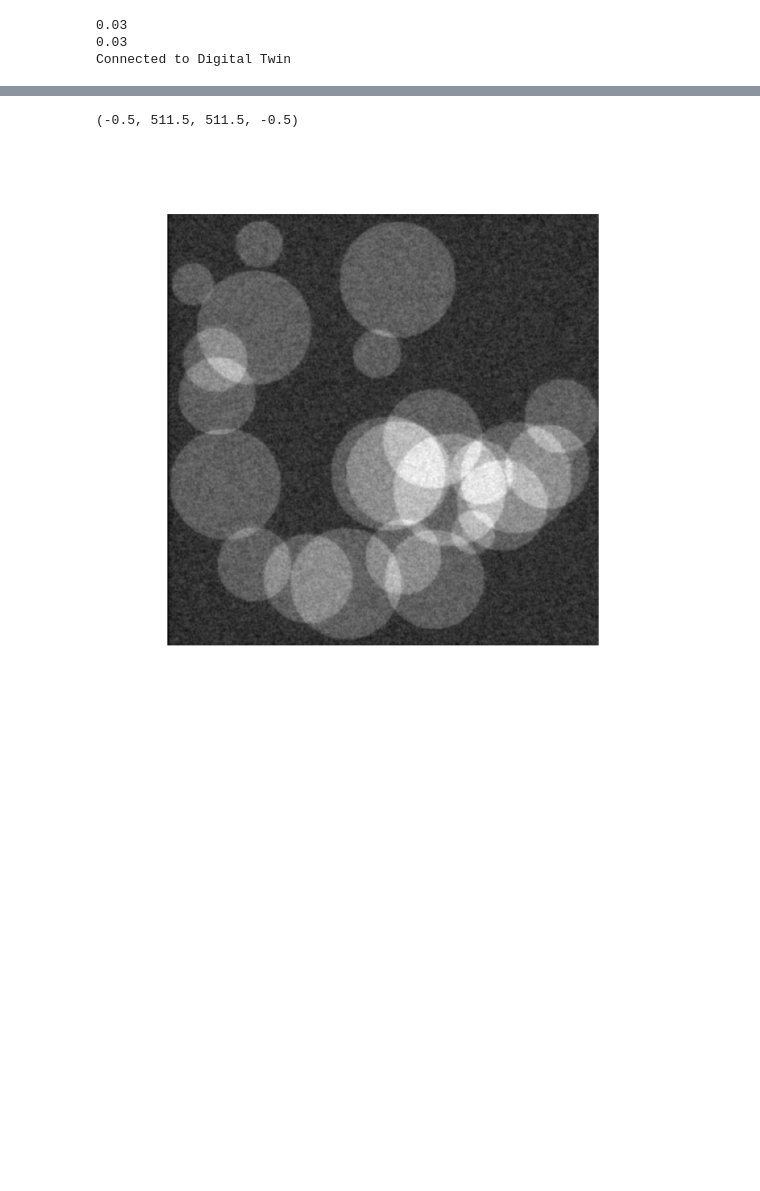
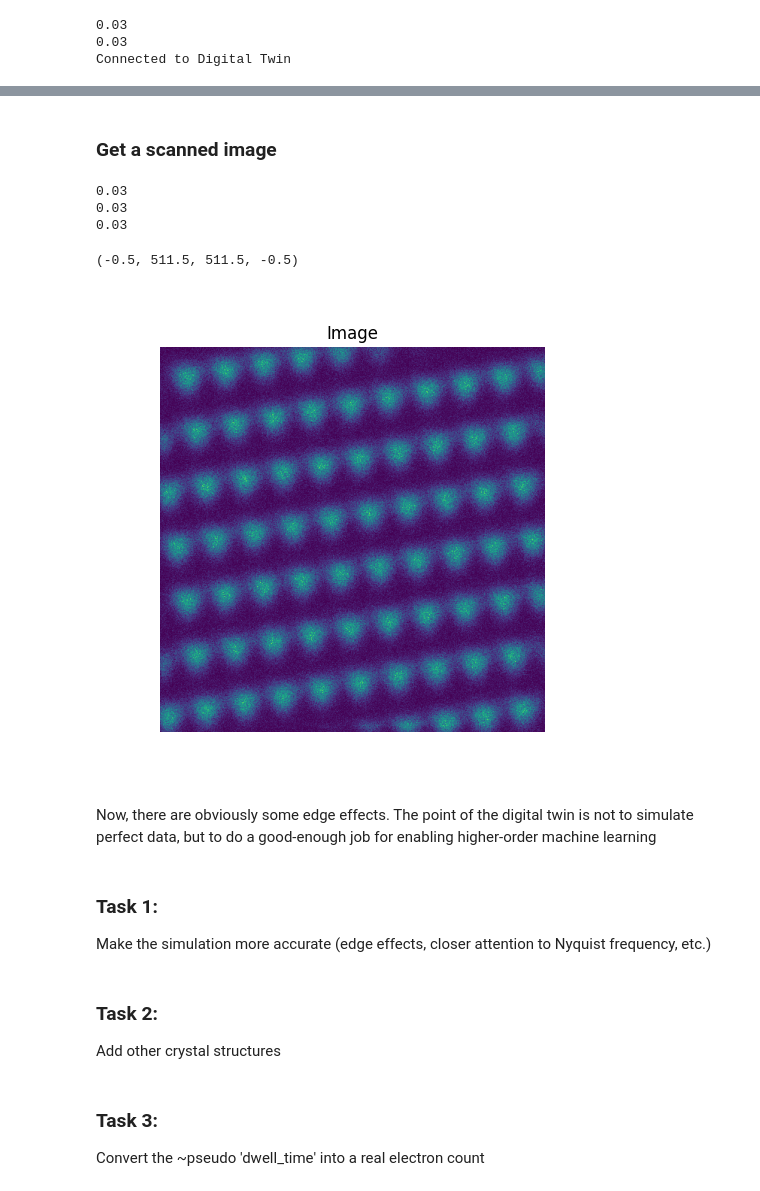
Before and after one commit to pycroscopy/DTMicroscope, a Jupyter notebook: notebooks/STEM/TBA/4_atom_finding_COLAB-Hackathon.ipynb, the cells around one changed output, grey strips where cells are left out. Saved outputs shown, nothing was run; the diff lists cells and outputs as text; code cells hidden in the pictures; blank space fills up the shorter version.

```diff
--- a/notebooks/STEM/TBA/4_atom_finding_COLAB-Hackathon.ipynb
+++ b/notebooks/STEM/TBA/4_atom_finding_COLAB-Hackathon.ipynb
@@ -97,11 +100,37 @@ fig.tight_layout()
-# %%
-# This seed only applied to the circles, not the noise
-image = microscope.get_scanned_image(size=512, dwell_time=1, detector='haadf', seed=0)
-
-fig, ax = plt.subplots(1,1, figsize = (8,8))
-
-ax.imshow(image, cmap = 'gray')
-ax.axis('off')
-# %% [output]
-(-0.5, 511.5, 511.5, -0.5)
-[figure, removed]
+# %% [markdown]
+### Get a scanned image
+# %%
+microscope.optics['fov'] = 40 # Ang
+microscope.aberrations['C10'] = -10
+microscope.aberrations['C23a'] = 200
+
+microscope.aberrations['convergence_angle'] = 30
+microscope.aberrations['fov'] = microscope.aberrations['FOV'] = microscope.fov
+
+image = microscope.get_scanned_image(size=512, dwell_time=0.02, detector='haadf', seed=42, angle = 10)
+probe = microscope.optics['probe']
+
+fig, ax = plt.subplots(1,1, figsize = (5,5))
+ax.imshow(image)
+ax.set_title('Image')
+ax.axis('off')
+# %% [output]
+0.03
+0.03
+0.03
+(-0.5, 511.5, 511.5, -0.5)
+[figure, added]
+# %% [markdown]
+Now, there are obviously some edge effects.  The point of the digital twin is not to simulate perfect data, but to do a good-enough job for enabling higher-order machine learning
+# %% [markdown]
+### Task 1:
+
+Make the simulation more accurate (edge effects, closer attention to Nyquist frequency, etc.)
+# %% [markdown]
+### Task 2:
+
+Add other crystal structures
+# %% [markdown]
+### Task 3:
+
+Convert the ~pseudo 'dwell_time' into a real electron count
```
Also changed, not shown: parts of 9 cells of this notebook, 1 other file.
